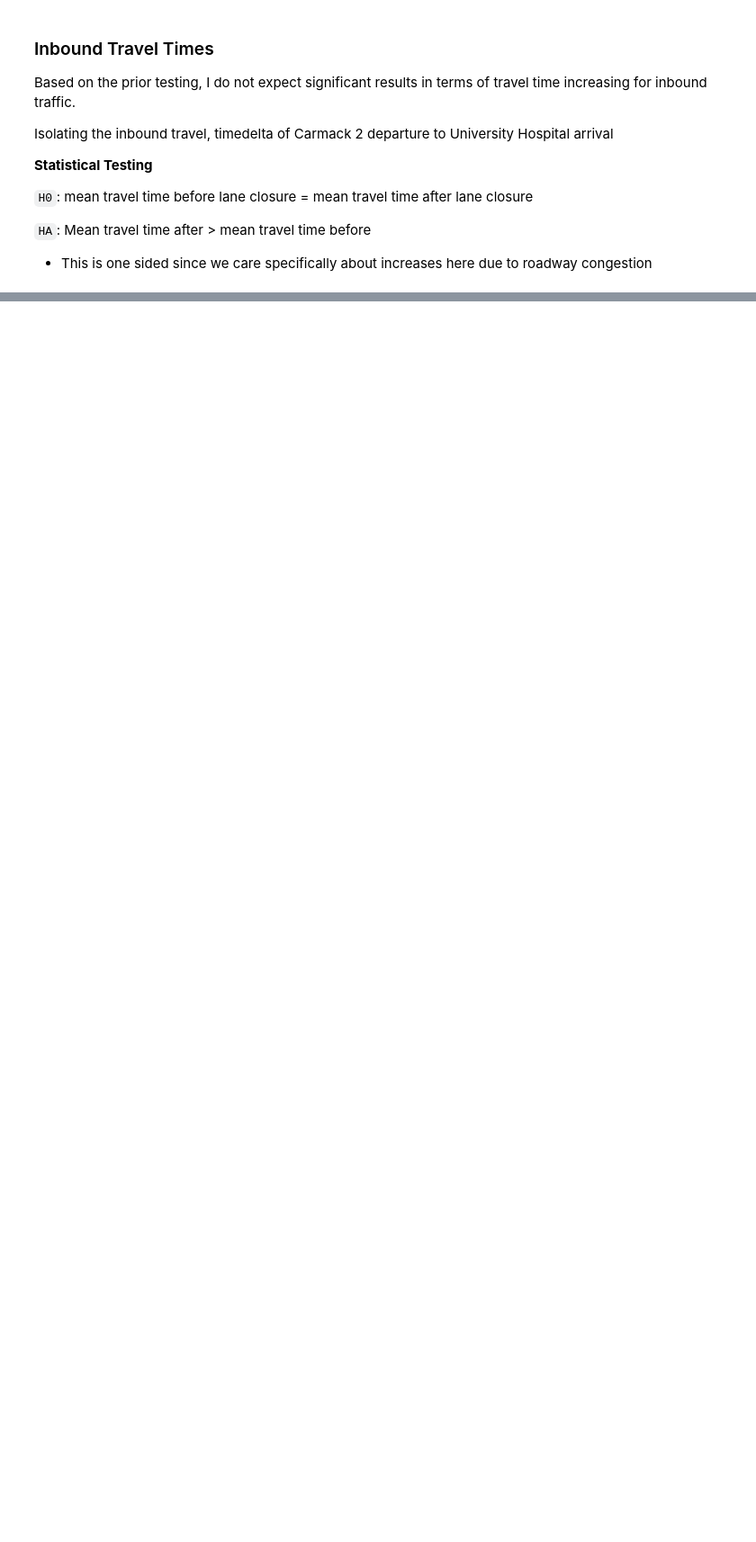
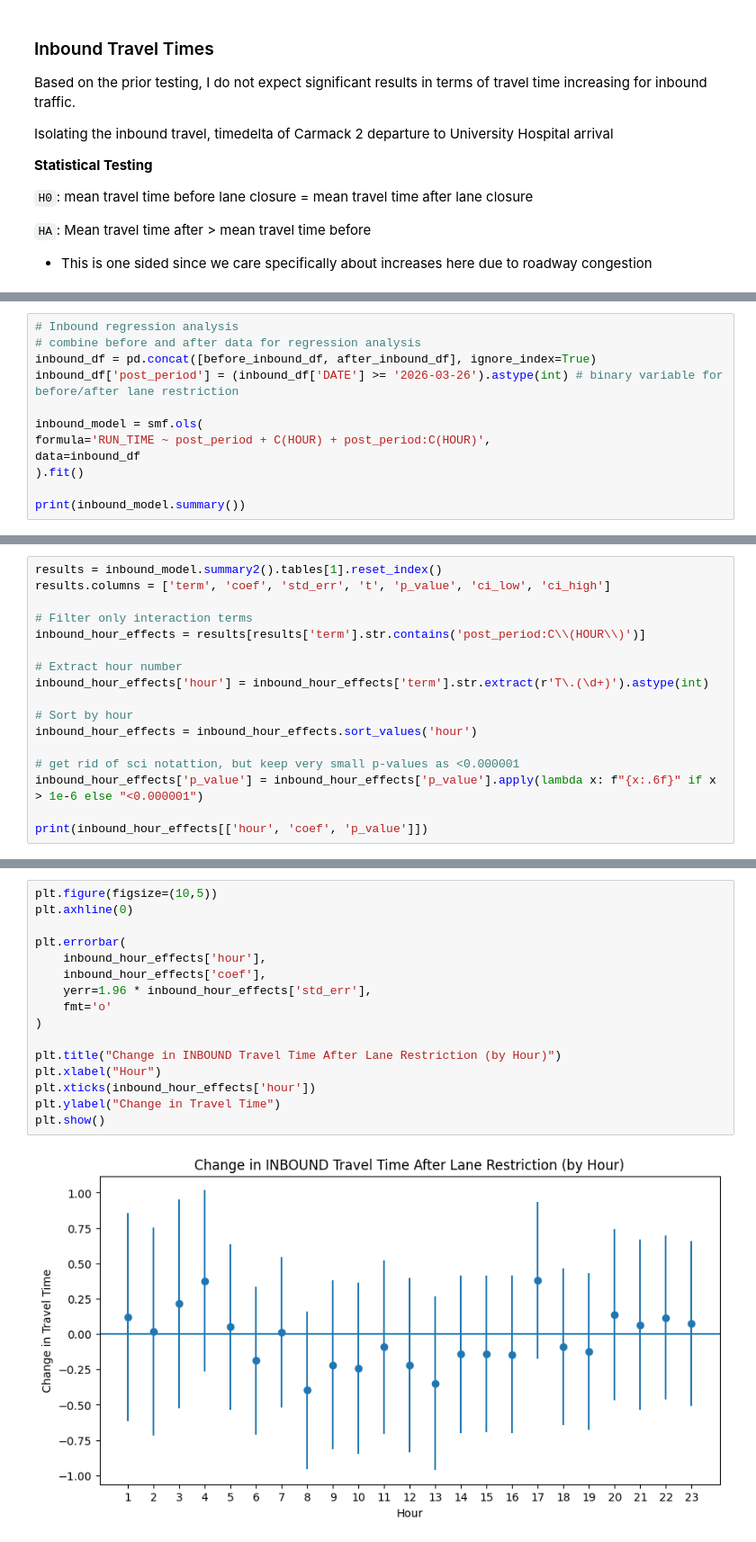
Before and after one commit to morgan1461/WMC-dashboard, a Jupyter notebook: analysis_notebooks/woody_hayes_dr_construction_analysis.ipynb, the cells around one changed output, grey strips where cells are left out. Shown at 90% size. Drawn from its saved outputs; the diff is of its cells as text; blank space fills up the shorter version.

```diff
--- a/analysis_notebooks/woody_hayes_dr_construction_analysis.ipynb
+++ b/analysis_notebooks/woody_hayes_dr_construction_analysis.ipynb
@@ -376,0 +468,12 @@ Isolating the inbound travel, timedelta of Carmack 2 departure to University Hos
+# %%
+# Inbound regression analysis
+# combine before and after data for regression analysis
+inbound_df = pd.concat([before_inbound_df, after_inbound_df], ignore_index=True)
+inbound_df['post_period'] = (inbound_df['DATE'] >= '2026-03-26').astype(int) # binary variable for before/after lane restriction
+
+inbound_model = smf.ols(
+formula='RUN_TIME ~ post_period + C(HOUR) + post_period:C(HOUR)',
+data=inbound_df
+).fit()
+
+print(inbound_model.summary())
@@ -376,0 +498,17 @@ Isolating the inbound travel, timedelta of Carmack 2 departure to University Hos
+# %%
+results = inbound_model.summary2().tables[1].reset_index()
+results.columns = ['term', 'coef', 'std_err', 't', 'p_value', 'ci_low', 'ci_high']
+
+# Filter only interaction terms
+inbound_hour_effects = results[results['term'].str.contains('post_period:C\\(HOUR\\)')]
+
+# Extract hour number
+inbound_hour_effects['hour'] = inbound_hour_effects['term'].str.extract(r'T\.(\d+)').astype(int)
+
+# Sort by hour
+inbound_hour_effects = inbound_hour_effects.sort_values('hour')
+
+# get rid of sci notattion, but keep very small p-values as <0.000001
+inbound_hour_effects['p_value'] = inbound_hour_effects['p_value'].apply(lambda x: f"{x:.6f}" if x > 1e-6 else "<0.000001")
+
+print(inbound_hour_effects[['hour', 'coef', 'p_value']])
@@ -376,0 +533,18 @@ Isolating the inbound travel, timedelta of Carmack 2 departure to University Hos
+# %%
+plt.figure(figsize=(10,5))
+plt.axhline(0)
+
+plt.errorbar(
+    inbound_hour_effects['hour'],
+    inbound_hour_effects['coef'],
+    yerr=1.96 * inbound_hour_effects['std_err'],
+    fmt='o'
+)
+
+plt.title("Change in INBOUND Travel Time After Lane Restriction (by Hour)")
+plt.xlabel("Hour")
+plt.xticks(inbound_hour_effects['hour'])
+plt.ylabel("Change in Travel Time")
+plt.show()
+# %% [output]
+[figure, added]
```
Also changed, not shown: parts of 10 cells of this notebook.
